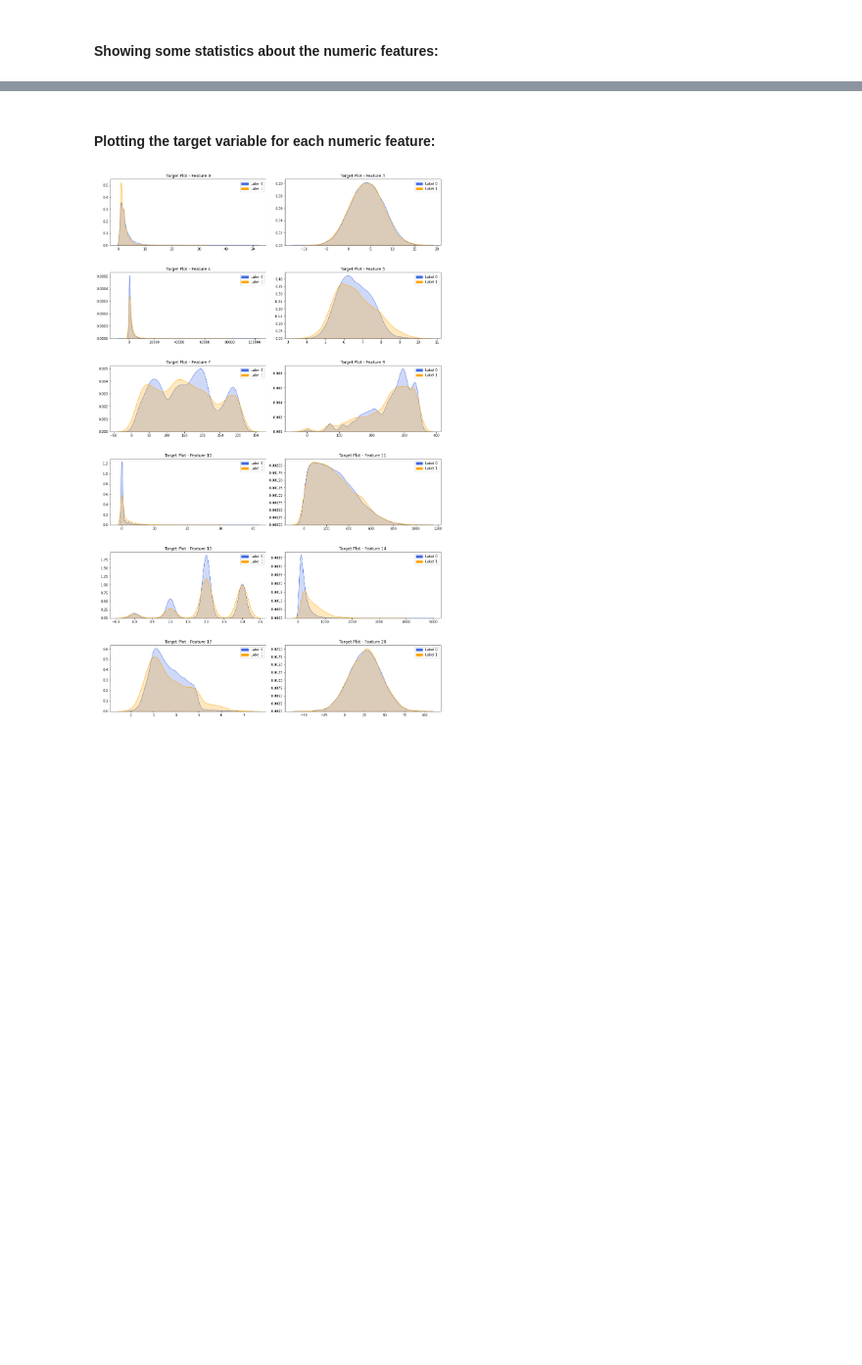
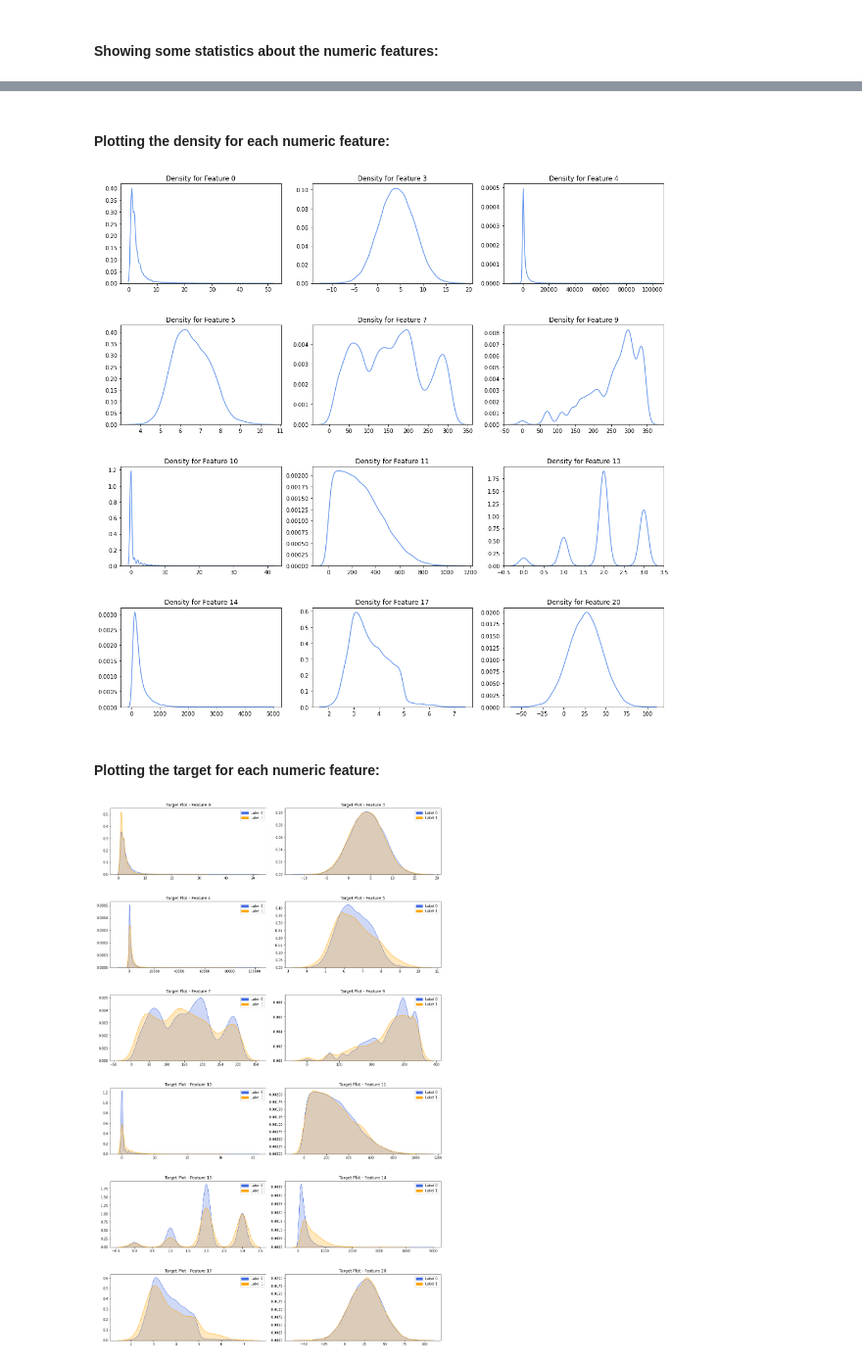
Before and after one commit to BensGith/G2-MachineLearning, a Jupyter notebook: G2-JUPY.ipynb, the cells around one changed output, grey strips where cells are left out. Shown at 98% size. Cells and saved outputs as stored; diff of their text form; code cells hidden in the pictures; blank space fills up the shorter version.

```diff
--- a/G2-JUPY.ipynb
+++ b/G2-JUPY.ipynb
@@ -237,5 +237,22 @@ num_dist(train_set)
+# %% [markdown]
+#### Plotting the density for each numeric feature:
+# %%
+def num_density(df):
+    feature_classes = classify_features(df)
+    numeric_features = feature_classes.get("numerical")
+    f, axes = plt.subplots(4,3, figsize=(16,10))
+    f.tight_layout(pad=3)
+    axes = axes.flatten()
+    for i, feature in enumerate(numeric_features):
+        f.set_figheight(15)
+        f.set_figwidth(15)
+        sns.kdeplot(data=df[feature], ax=axes[i], color='cornflowerblue').set(title='Density for Feature {}'.format(feature), xlabel=None, ylabel=None)
+
+num_density(train_set)
+# %% [output]
+[figure, added]
 # %% [markdown]
-#### Plotting the target variable for each numeric feature:
+#### Plotting the target for each numeric feature:
 # %%
 def target_dist(df):
     feature_classes = classify_features(df)
```
Also changed, not shown: parts of 2 cells of this notebook.
